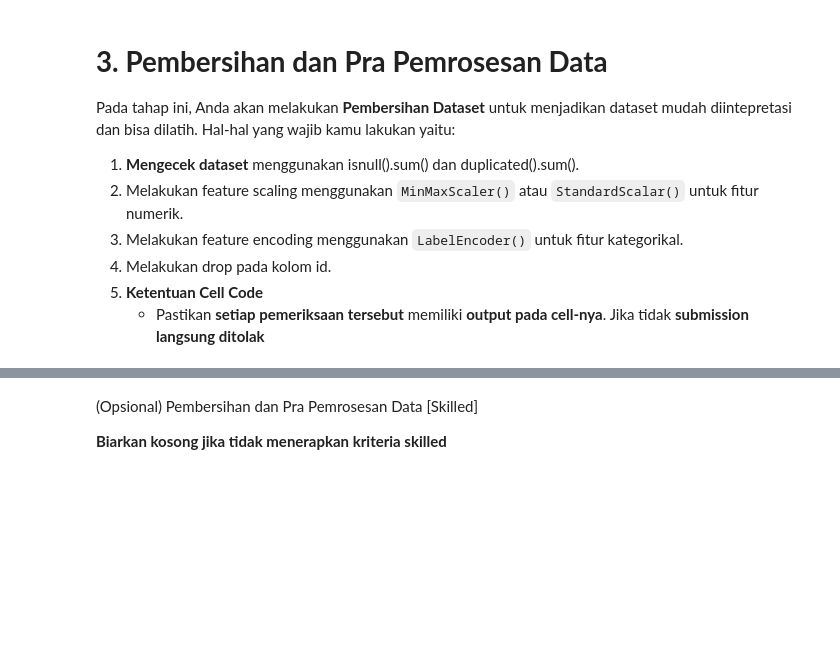
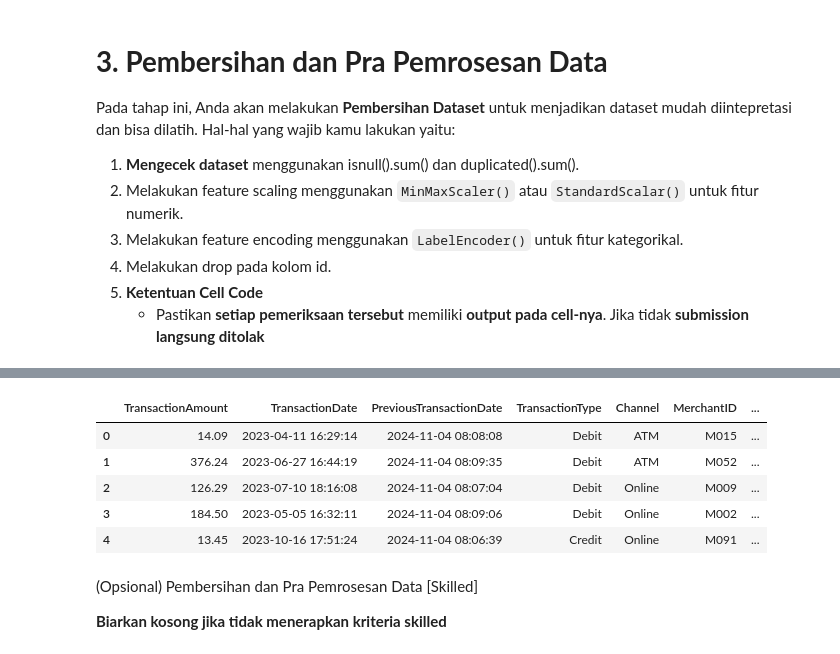
Before and after one commit to TurmaeUrsorum/porto-bank-transaction-cluster, a Jupyter notebook: porto-bank-transaction-cluster/notebooks/[Clustering]_Submission_Akhir_BMLP_Your_Name.ipynb, the cells around one changed output, grey strips where cells are left out. Saved outputs shown, nothing was run; the diff lists cells and outputs as text; code cells hidden in the pictures; blank space fills up the shorter version.

```diff
--- a/porto-bank-transaction-cluster/notebooks/[Clustering]_Submission_Akhir_BMLP_Your_Name.ipynb
+++ b/porto-bank-transaction-cluster/notebooks/[Clustering]_Submission_Akhir_BMLP_Your_Name.ipynb
@@ -381,0 +389,5 @@ Pada tahap ini, Anda akan melakukan **Pembersihan Dataset** untuk menjadikan dat
+# %%
+# 1. TransactionFrequency = jarak antar transaksi (hari)
+df_main_features["TransactionFrequency"] = (
+    (df_main_features["TransactionDate"] - df_main_features["PreviousTransactionDate"]).dt.days
+)
@@ -381,0 +400,3 @@ Pada tahap ini, Anda akan melakukan **Pembersihan Dataset** untuk menjadikan dat
+# %%
+# 2. Rasio Amount/Balance (hindari division by zero)
+df_main_features["AmountBalanceRatio"] = df_main_features["TransactionAmount"] / (df_main_features["AccountBalance"] + 1e-6)
@@ -381,0 +409,15 @@ Pada tahap ini, Anda akan melakukan **Pembersihan Dataset** untuk menjadikan dat
+# %%
+# 3. Preferensi Merchant & Location (Top-N encoding)
+N = 5  # contoh ambil top 5
+
+# Top-N Merchant
+top_merchants = df_main_features["MerchantID"].value_counts().head(N).index
+df_main_features["MerchantTopN"] = df_main_features["MerchantID"].apply(
+    lambda x: x if x in top_merchants else "OTHER"
+)
+
+# Top-N Location
+top_locations = df_main_features["Location"].value_counts().head(N).index
+df_main_features["LocationTopN"] = df_main_features["Location"].apply(
+    lambda x: x if x in top_locations else "OTHER"
+)
@@ -382,3 +435,12 @@ Pada tahap ini, Anda akan melakukan **Pembersihan Dataset** untuk menjadikan dat
+# %%
+df_main_features.head()
+# %% [output]
+|  | TransactionAmount | TransactionDate | PreviousTransactionDate | TransactionType | Channel | MerchantID | ... |
+| 0 | 14.09 | 2023-04-11 16:29:14 | 2024-11-04 08:08:08 | Debit | ATM | M015 | ... |
+| 1 | 376.24 | 2023-06-27 16:44:19 | 2024-11-04 08:09:35 | Debit | ATM | M052 | ... |
+| 2 | 126.29 | 2023-07-10 18:16:08 | 2024-11-04 08:07:04 | Debit | Online | M009 | ... |
+| 3 | 184.50 | 2023-05-05 16:32:11 | 2024-11-04 08:09:06 | Debit | Online | M002 | ... |
+| 4 | 13.45 | 2023-10-16 17:51:24 | 2024-11-04 08:06:39 | Credit | Online | M091 | ... |
 # %%
 # Melakukan feature scaling menggunakan MinMaxScaler() atau StandardScalar() untuk fitur numerik.
 # Pastikan kamu menggunakan function head setelah melalukan scaling.
```
Also changed, not shown: parts of 10 cells of this notebook.
